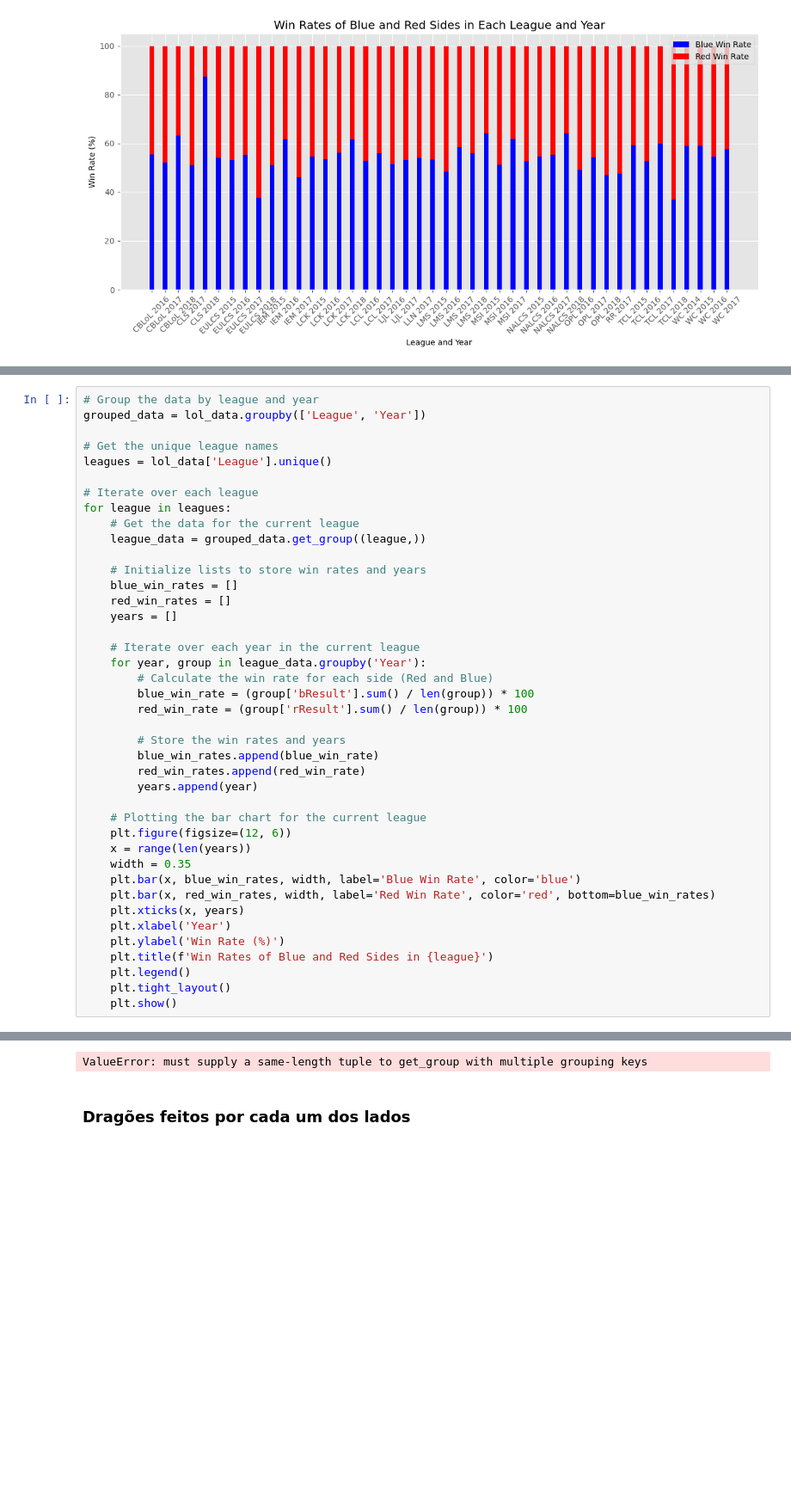
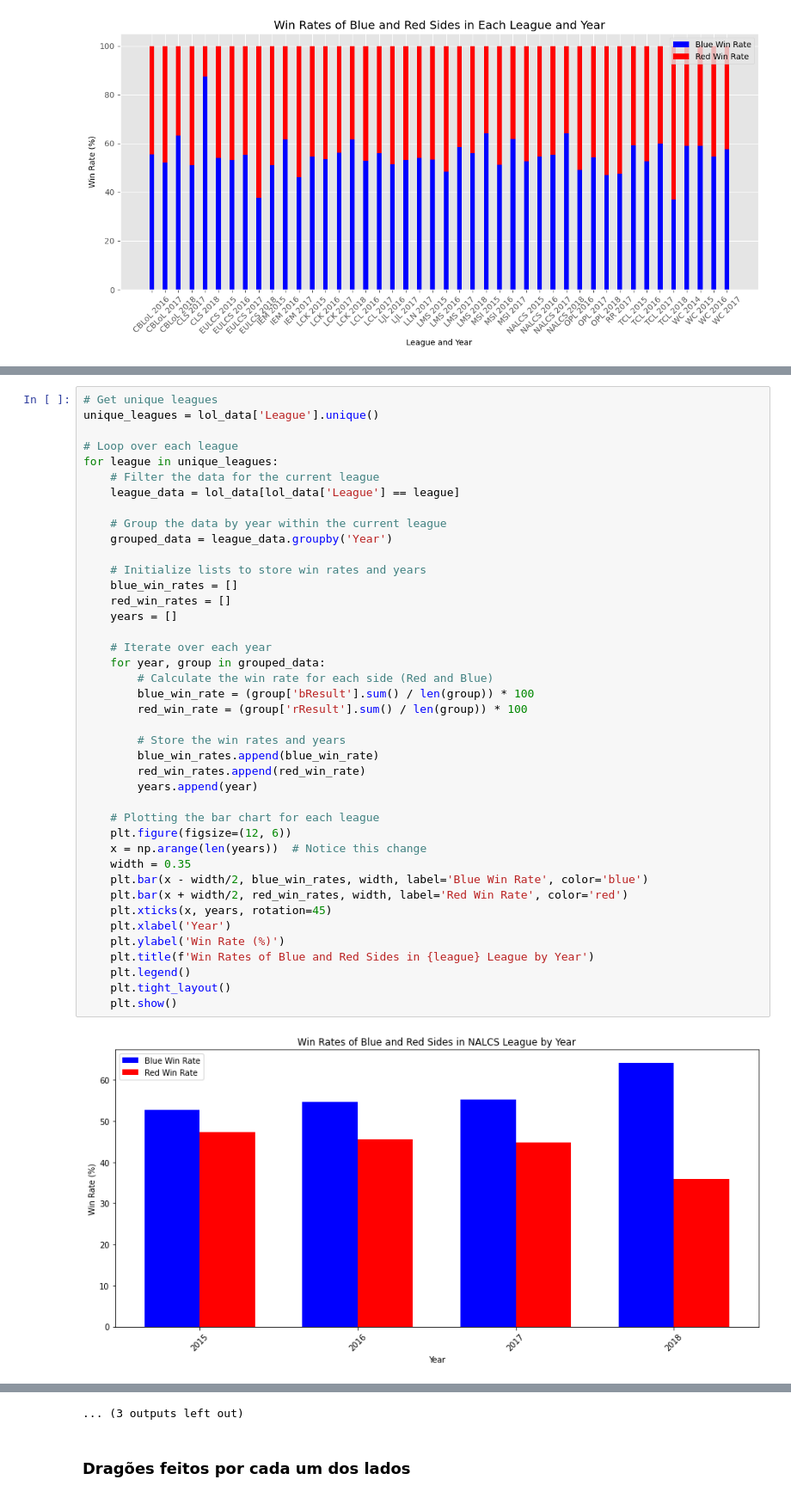
Before and after one commit to luccasilva/icd-lol, a Jupyter notebook: TP.ipynb, the cells around one changed output, grey strips where cells are left out. Shown at 86% size. Drawn from its saved outputs; the diff is of its cells as text; blank space fills up the shorter version.

```diff
--- a/TP.ipynb
+++ b/TP.ipynb
@@ -552,42 +557,43 @@ KeyError: 'Year'
 # %%
-# Group the data by league and year
-grouped_data = lol_data.groupby(['League', 'Year'])
+# Get unique leagues
+unique_leagues = lol_data['League'].unique()
 
-# Get the unique league names
-leagues = lol_data['League'].unique()
+# Loop over each league
+for league in unique_leagues:
+    # Filter the data for the current league
+    league_data = lol_data[lol_data['League'] == league]
 
-# Iterate over each league
-for league in leagues:
-    # Get the data for the current league
-    league_data = grouped_data.get_group((league,))
+    # Group the data by year within the current league
+    grouped_data = league_data.groupby('Year')
 
     # Initialize lists to store win rates and years
     blue_win_rates = []
     red_win_rates = []
     years = []
 
-    # Iterate over each year in the current league
-    for year, group in league_data.groupby('Year'):
+    # Iterate over each year
+    for year, group in grouped_data:
         # Calculate the win rate for each side (Red and Blue)
         blue_win_rate = (group['bResult'].sum() / len(group)) * 100
         red_win_rate = (group['rResult'].sum() / len(group)) * 100
 
         # Store the win rates and years
         blue_win_rates.append(blue_win_rate)
         red_win_rates.append(red_win_rate)
         years.append(year)
 
-    # Plotting the bar chart for the current league
+    # Plotting the bar chart for each league
     plt.figure(figsize=(12, 6))
-    x = range(len(years))
+    x = np.arange(len(years))  # Notice this change
     width = 0.35
-    plt.bar(x, blue_win_rates, width, label='Blue Win Rate', color='blue')
-    plt.bar(x, red_win_rates, width, label='Red Win Rate', color='red', bottom=blue_win_rates)
-    plt.xticks(x, years)
+    plt.bar(x - width/2, blue_win_rates, width, label='Blue Win Rate', color='blue')
+    plt.bar(x + width/2, red_win_rates, width, label='Red Win Rate', color='red')
+    plt.xticks(x, years, rotation=45)
     plt.xlabel('Year')
     plt.ylabel('Win Rate (%)')
-    plt.title(f'Win Rates of Blue and Red Sides in {league}')
+    plt.title(f'Win Rates of Blue and Red Sides in {league} League by Year')
     plt.legend()
     plt.tight_layout()
     plt.show()
 # %% [output]
+[figure, added]
@@ -594,4 +611,4 @@ for league in leagues:
-ValueError: must supply a same-length tuple to get_group with multiple grouping keys
+... (3 outputs left out)
 # %% [markdown]
 ### Dragões feitos por cada um dos lados
 # %%
```
Also changed, not shown: parts of 6 cells of this notebook.
